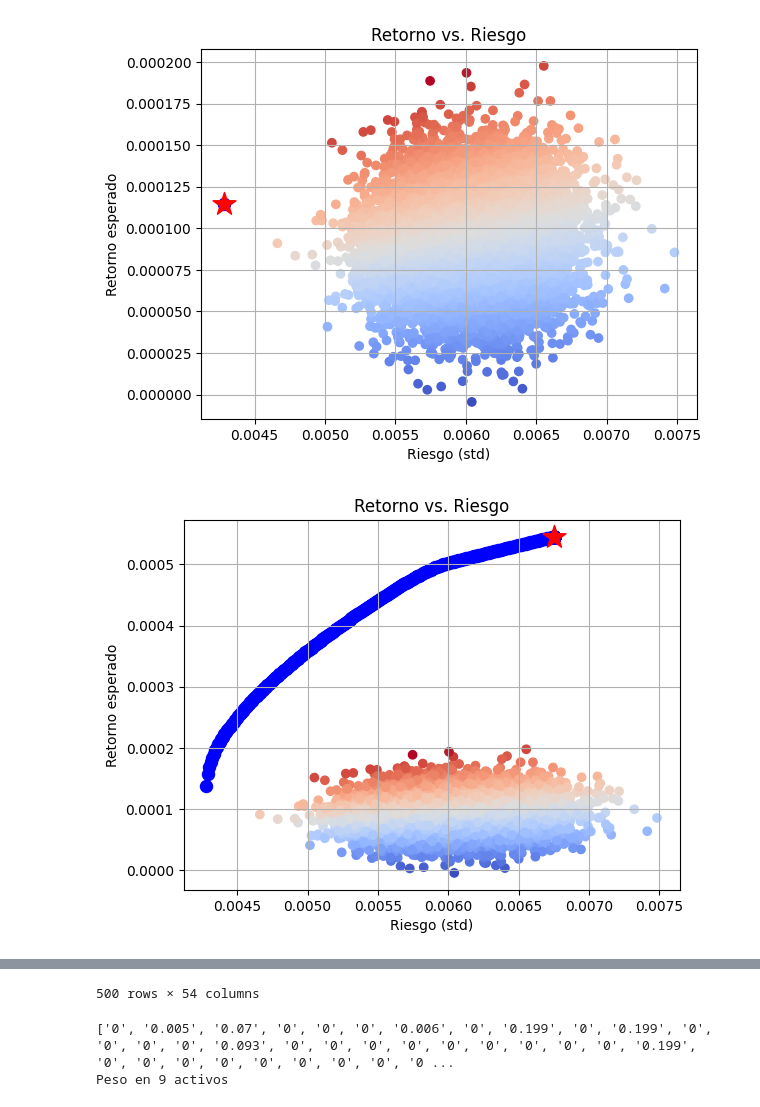
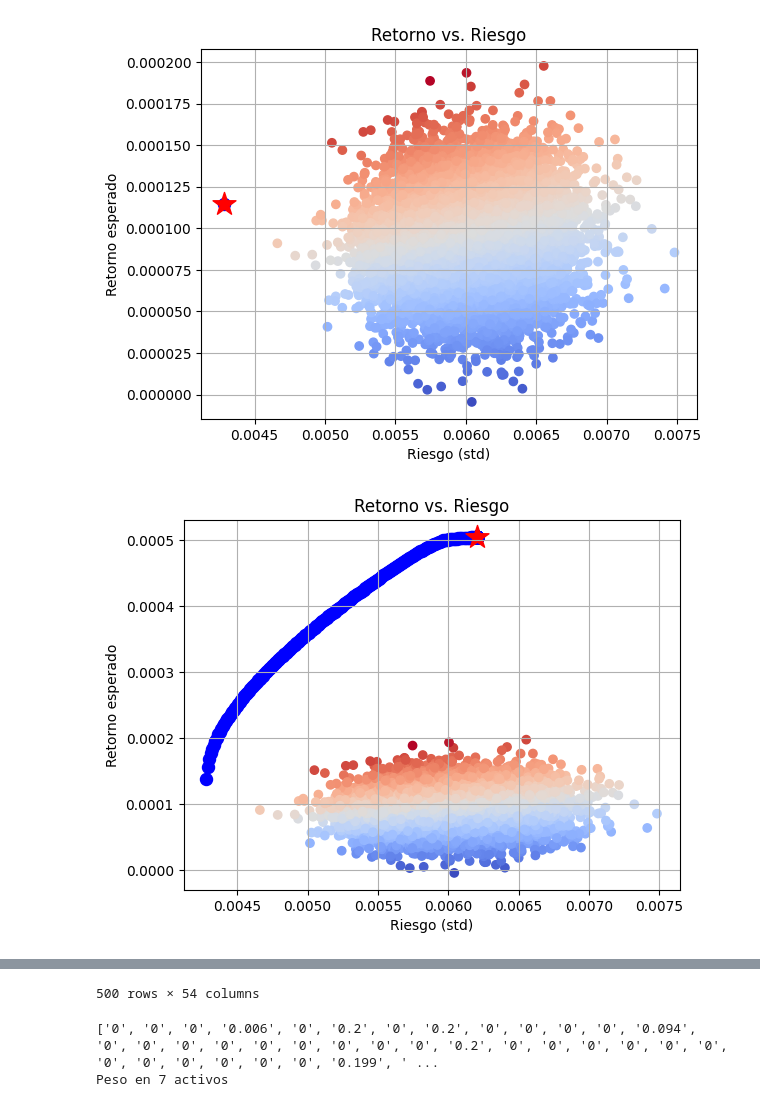
Before and after one commit to Juanjod54/MIAX_TB2.4, a Jupyter notebook: gestion_carteras.ipynb, the cells around one changed output, grey strips where cells are left out. Cells and saved outputs as stored; diff of their text form; code cells hidden in the pictures.

```diff
--- a/gestion_carteras.ipynb
+++ b/gestion_carteras.ipynb
@@ -96,7 +96,10 @@ for asset, _ in returns.items():
 correlations = returns.corr().abs()
 correlated = correlations[(correlations >= 0.9) & (correlations < 1)].stack()
 
-for (a, b), _ in correlated.items():
+for (a, b), correlation in correlated.items():
+    if pd.isna(correlation):
+        continue
+
     if a in drop or b in drop:
         continue
     if sharpe[a] > sharpe[b]:
@@ -109,6 +112,7 @@ drop_indexes = [returns.columns.get_loc(col) for col in drop]
 
 print(drop)
 print(drop_indexes)
+print(len(drop_indexes))
 
 mask = np.ones(len(returns.iloc[0]))
 mask[drop_indexes] = 0
@@ -153,7 +158,7 @@ risk = cp.quad_form(w, returns_cov)
 
 constraints = [
     w >= 0, # solo largos
-    w[-1] <= 0.1, # renta fija max 10%
+    w[-1] == 0.1, # renta fija max 10%
     w[:-1] <= 0.2,# Max un 20% en los activos
     cp.sum(w) == 1, # todo el dinero invertido
     w[drop_indexes] == 0, # No invertimos en los que hemos descartado antes
@@ -177,33 +182,33 @@ columns = ["return", "volatility", "sharpe"] + [f"asset{i}" for i in range(n_ass
 simulations = pd.DataFrame(columns=columns, dtype=float)
 
 imax = np.argmax(returns_means)
 for vol in np.linspace(daily_volatility, np.sqrt(returns_cov[imax, imax]), num=500):
 
     simulated_weights = cp.Variable(n_assets)
     riesgo = cp.quad_form(simulated_weights, returns_cov)
     constraints = [
 
         simulated_weights >= 0, # solo largos
-        simulated_weights[-1] <= 0.1, # renta fija max 10%
+        simulated_weights[-1] == 0.1, # renta fija max 10%
         simulated_weights[:-1] <= 0.2,# Max un 20% en los activos
         cp.sum(simulated_weights) == 1, # todo el dinero invertido
         simulated_weights[drop_indexes] == 0, # No invertimos en los que hemos descartado antes
         riesgo <= vol**2, ## Limitamos el riesgo ##
     ]
 
     simulated_return = cp.Maximize(returns_means.T @ simulated_weights)
     prob = cp.Problem(simulated_return, constraints)
     resultado = prob.solve()
 
     used_vol = np.sqrt(riesgo.value)
     obtained_return = simulated_return.value
     obtained_sharpe_ratio = (obtained_return - fixed_income_return) / used_vol
 
     simulations.loc[len(simulations)] = np.concatenate([[obtained_return], [used_vol], [obtained_sharpe_ratio], simulated_weights.value])
 
 simulations = simulations.sort_values(by='sharpe', ascending=False)
 plot_sharpe(returns, mask, simulations)
 simulations
 # %% [output]
-[figure, old version]
+[figure, new version]
 |  | return | volatility | sharpe | asset0 | asset1 | asset2 | asset3 | asset4 | asset5 | asset6 | ... | ... |
@@ -238,10 +243,10 @@ def round_weights(weights, decimals=3):
 
     return rounded_weights
 # %%
-rounded_weights = round_weights(simulations.iloc[0].tolist())
+rounded_weights = round_weights(simulations.iloc[0][3:].tolist())
 pesos_limpios = [f"{p:g}" for p in rounded_weights]
 print(pesos_limpios)
 print(f"Peso en {len(rounded_weights[rounded_weights > 0])} activos")
 # %% [output]
-['0', '0.005', '0.07', '0', '0', '0', '0.006', '0', '0.199', '0', '0.199', '0', '0', '0', '0', '0.093', '0', '0', '0', '0', '0', '0', '0', '0', '0', '0.199', '0', '0', '0', '0', '0', '0', '0', '0', '0 ...
-Peso en 9 activos
+['0', '0', '0', '0.006', '0', '0.2', '0', '0.2', '0', '0', '0', '0', '0.094', '0', '0', '0', '0', '0', '0', '0', '0', '0', '0.2', '0', '0', '0', '0', '0', '0', '0', '0', '0', '0', '0', '0', '0.199', ' ...
+Peso en 7 activos
```
Also changed, not shown: parts of 2 cells of this notebook, 1 other file.
